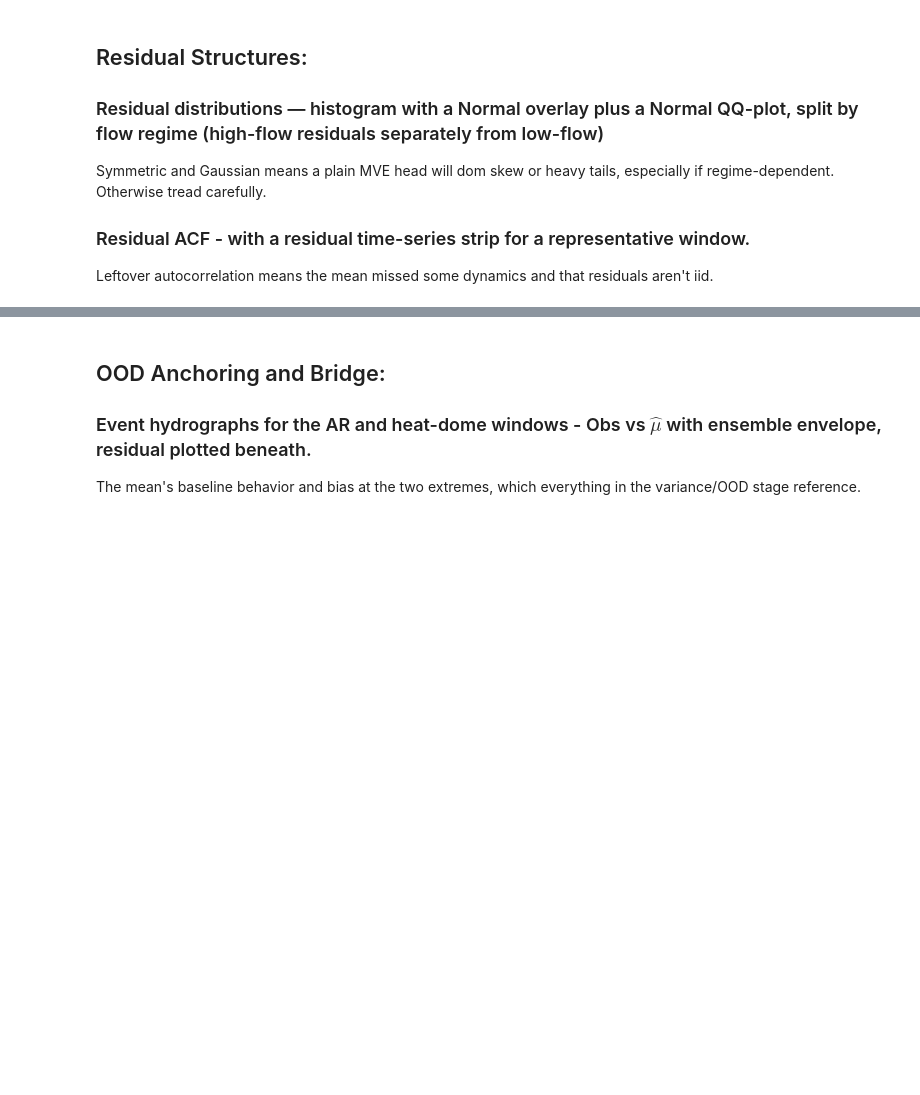
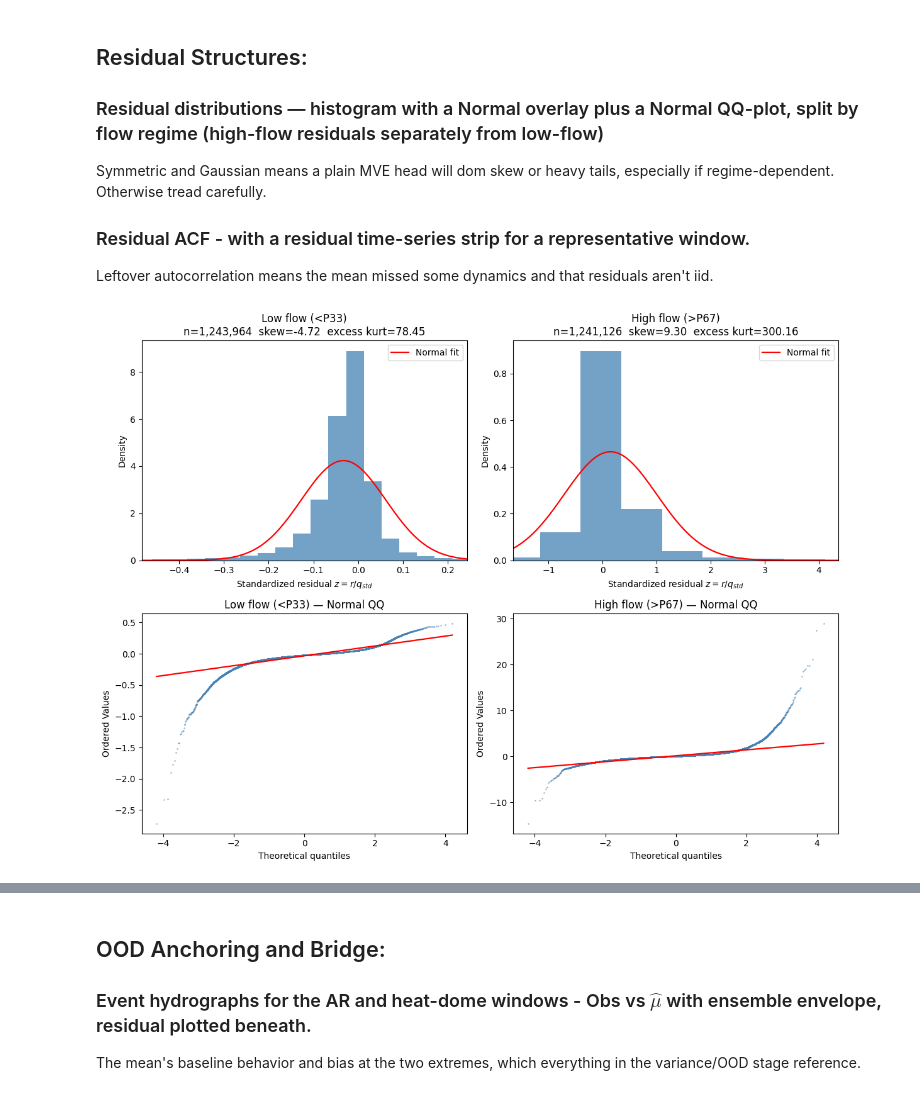
Before and after one commit to TWilson05/EA-LSTM-Streamflow, a Jupyter notebook: notebooks/EXP5_MVE_Analysis.ipynb, the cells around one changed output, grey strips where cells are left out. Saved outputs shown, nothing was run; the diff lists cells and outputs as text; code cells hidden in the pictures; blank space fills up the shorter version.

```diff
--- a/notebooks/EXP5_MVE_Analysis.ipynb
+++ b/notebooks/EXP5_MVE_Analysis.ipynb
@@ -116,3 +269,43 @@ Symmetric and Gaussian means a plain MVE head will dom skew or heavy tails, espe
 
 ### Residual ACF - with a residual time-series strip for a representative window.
 Leftover autocorrelation means the mean missed some dynamics and that residuals aren't iid.
+# %%
+# Cell 10: Residual distributions + Normal QQ, split by flow regime
+# Standardize per basin by q_std (per-basin obs SD) -> z = r / q_std, matching the head's
+# standardized-NLL target (continue.md s4). Pooling RAW residuals across basins would mix
+# scales and fake heavy tails; skew/kurtosis are scale-invariant, so z isolates SHAPE.
+q_std = obs_mm.std(axis=0)                              # per-basin obs SD (proxy for q_std)
+z = resid.div(q_std, axis=1)
+pct = obs_mm.rank(pct=True)                             # within-basin flow percentile
+
+zf, pf = z.values.ravel(), pct.values.ravel()
+ok = np.isfinite(zf) & np.isfinite(pf)
+zok, pok = zf[ok], pf[ok]
+regimes = {'Low flow (<P33)': pok < 0.33, 'High flow (>P67)': pok > 0.67}
+
+fig, axes = plt.subplots(2, 2, figsize=(12, 9))
+for j, (name, sel) in enumerate(regimes.items()):
+    d = zok[sel]
+    sk, ku = stats.skew(d), stats.kurtosis(d)          # Fisher: excess kurtosis (0 = Normal)
+
+    # Histogram + Normal(mean, std) overlay
+    ax = axes[0, j]
+    clip = np.quantile(d, [0.005, 0.995])
+    sns.histplot(d, bins=120, stat='density', color='steelblue', edgecolor=None, ax=ax)
+    xs = np.linspace(*clip, 300)
+    ax.plot(xs, stats.norm.pdf(xs, d.mean(), d.std()), 'r-', lw=1.6, label='Normal fit')
+    ax.set(xlim=tuple(clip), xlabel='Standardized residual $z = r / q_{std}$',
+           title=f'{name}\nn={d.size:,}  skew={sk:.2f}  excess kurt={ku:.2f}')
+    ax.legend()
+
+    # Normal QQ (subsample for legibility/speed; departures = skew/heavy tails)
+    axq = axes[1, j]
+    samp = d if d.size <= 50_000 else RNG.choice(d, 50_000, replace=False)
+    stats.probplot(samp, dist='norm', plot=axq)
+    axq.get_lines()[0].set(marker='.', ms=2, color='steelblue', alpha=0.4)
+    axq.get_lines()[1].set(color='r', lw=1.6)
+    axq.set_title(f'{name} — Normal QQ')
+plt.tight_layout()
+plt.show()
+# %% [output]
+[figure, added]
```
Also changed, not shown: parts of 5 cells of this notebook.
